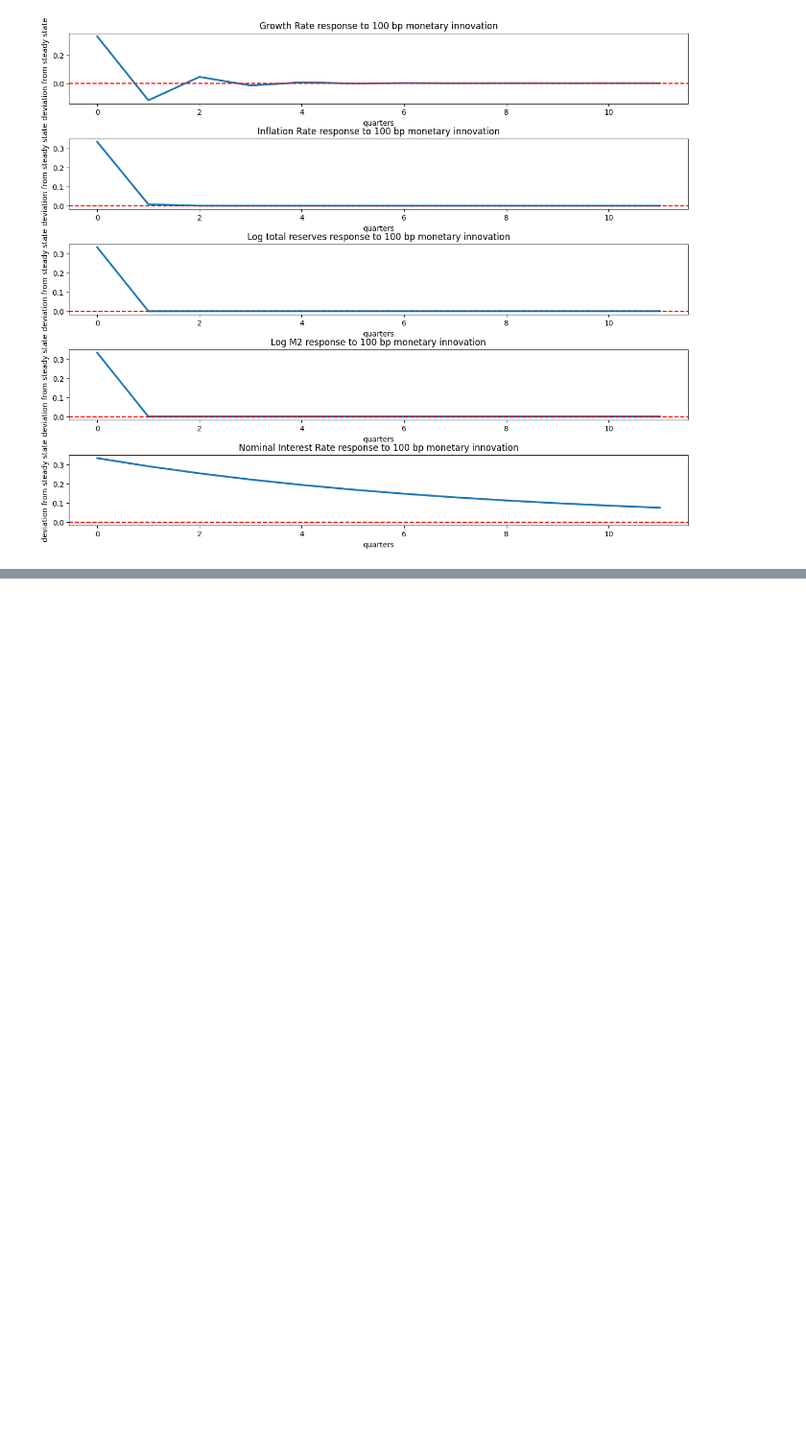
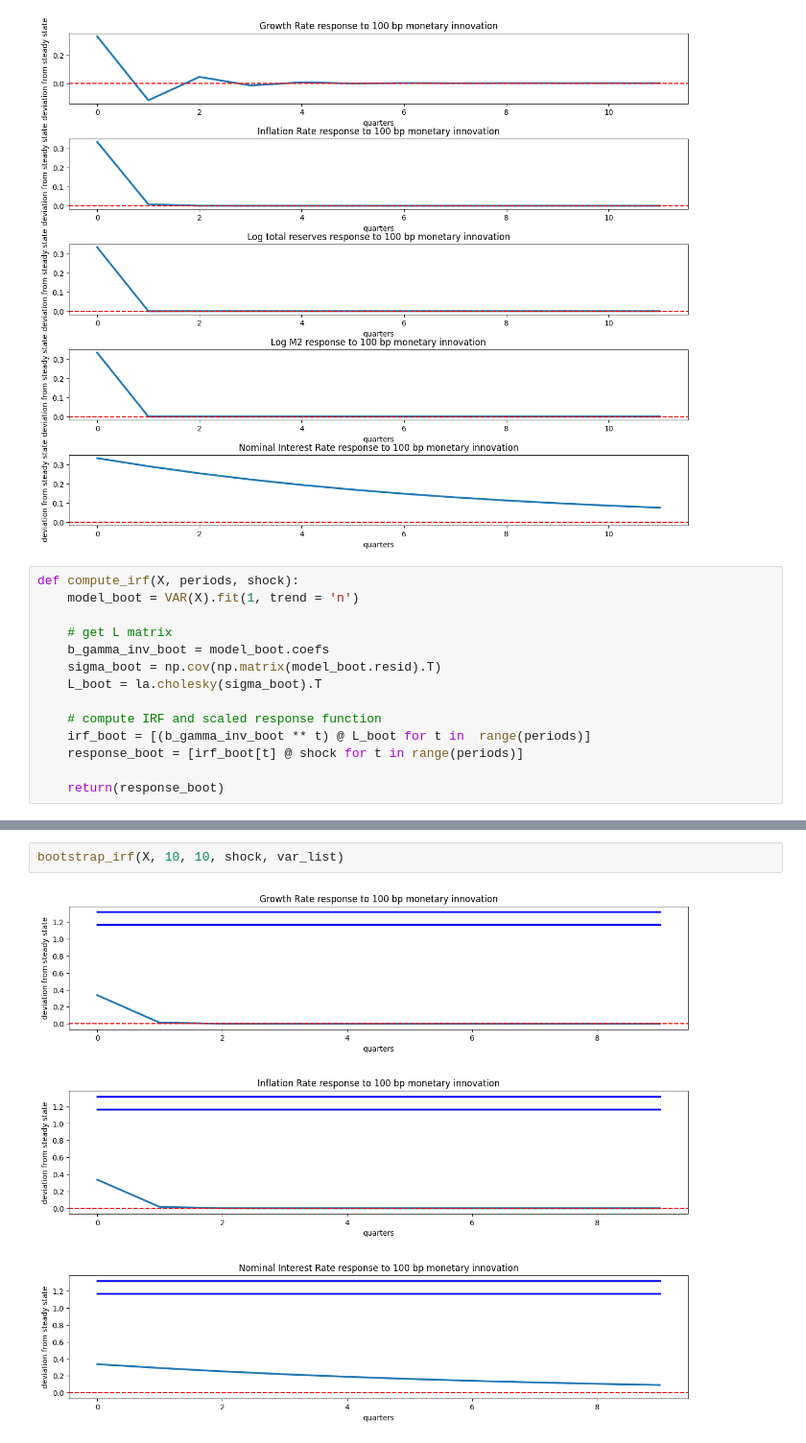
Before and after one commit to sthau/econ-212, a Jupyter notebook: macro_3/macro_3.ipynb, the cells around one changed output, grey strips where cells are left out. Shown: that part at 96% size. Drawn from its saved outputs; the diff is of its cells as text; blank space fills up the shorter version.

Commit message:
started bootstrapping

```diff
--- a/macro_3/macro_3.ipynb
+++ b/macro_3/macro_3.ipynb
@@ -92,3 +92,17 @@ var_list = ['Growth Rate','Inflation Rate','Log total reserves', 'Log M2', 'Nomi
 plot_var_irf(X_additional, 12, shock, var_list)
 # %% [output]
 [figure]
+# %%
+def compute_irf(X, periods, shock):
+    model_boot = VAR(X).fit(1, trend = 'n')
+
+    # get L matrix
+    b_gamma_inv_boot = model_boot.coefs
+    sigma_boot = np.cov(np.matrix(model_boot.resid).T)
+    L_boot = la.cholesky(sigma_boot).T
+
+    # compute IRF and scaled response function
+    irf_boot = [(b_gamma_inv_boot ** t) @ L_boot for t in  range(periods)]
+    response_boot = [irf_boot[t] @ shock for t in range(periods)]
+
+    return(response_boot)
@@ -94,0 +165,4 @@ plot_var_irf(X_additional, 12, shock, var_list)
+# %%
+bootstrap_irf(X, 10, 10, shock, var_list)
+# %% [output]
+[figure, added]
```
Also changed, not shown: parts of 1 cell of this notebook.
